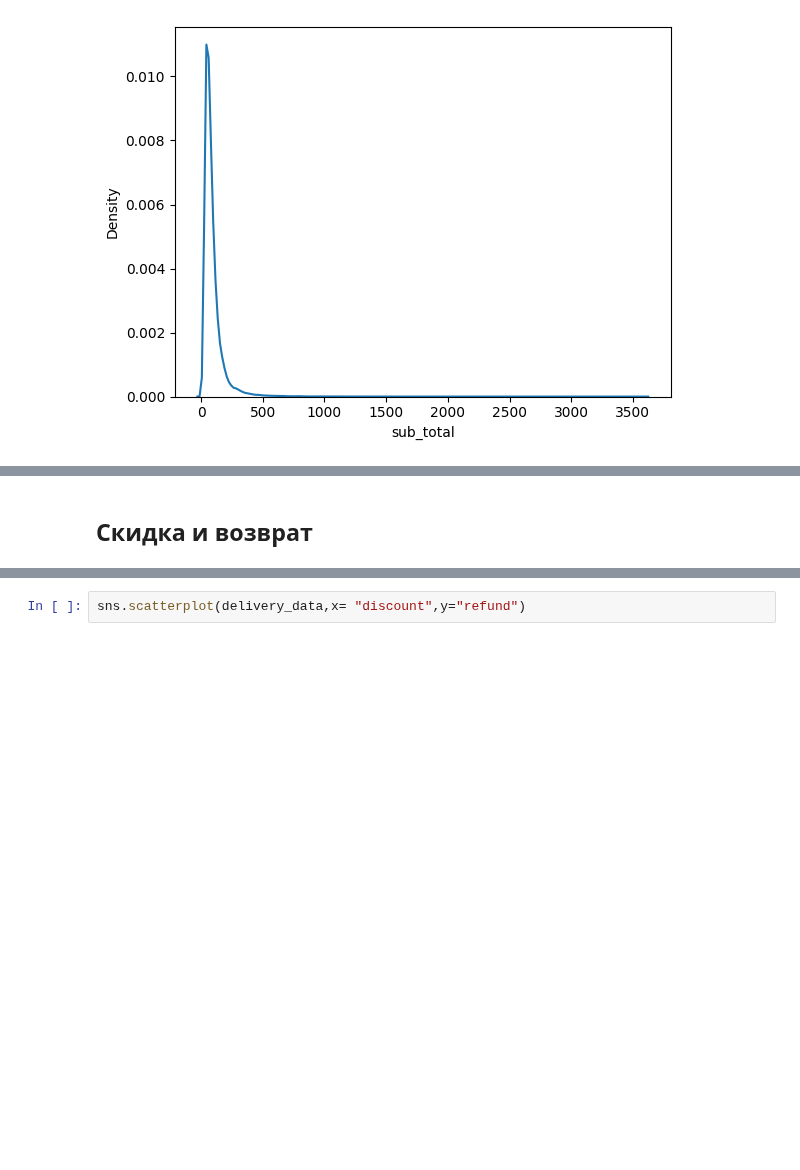
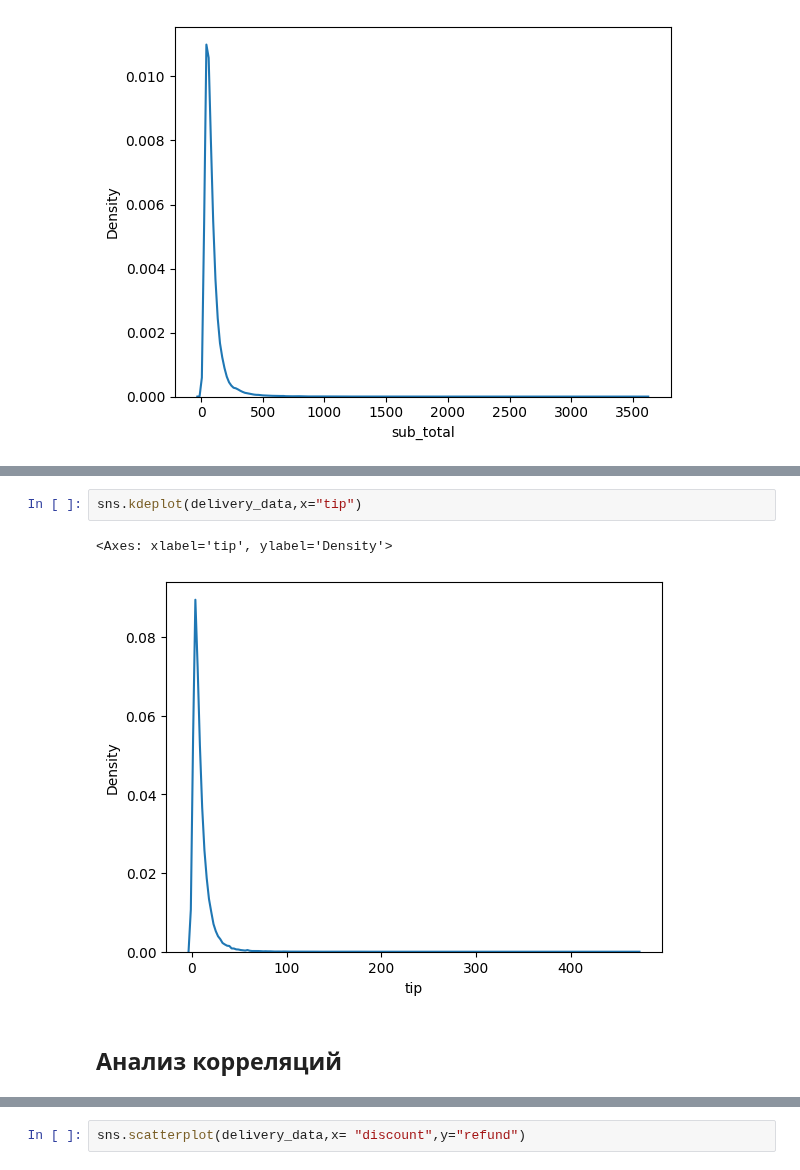
Before and after one commit to PigStep/ML-Delivery-Refund-Research, a Jupyter notebook: notebook/notebook.ipynb, the cells around one changed output, grey strips where cells are left out. Cells and saved outputs as stored; diff of their text form; blank space fills up the shorter version.

```diff
--- a/notebook/notebook.ipynb
+++ b/notebook/notebook.ipynb
@@ -229,2 +242,7 @@ sns.kdeplot(delivery_data,x="sub_total")
+# %%
+sns.kdeplot(delivery_data,x="tip")
+# %% [output]
+<Axes: xlabel='tip', ylabel='Density'>
+[figure, added]
 # %% [markdown]
-## Скидка и возврат
+## Анализ корреляций
```
Also changed, not shown: parts of 22 cells of this notebook.
